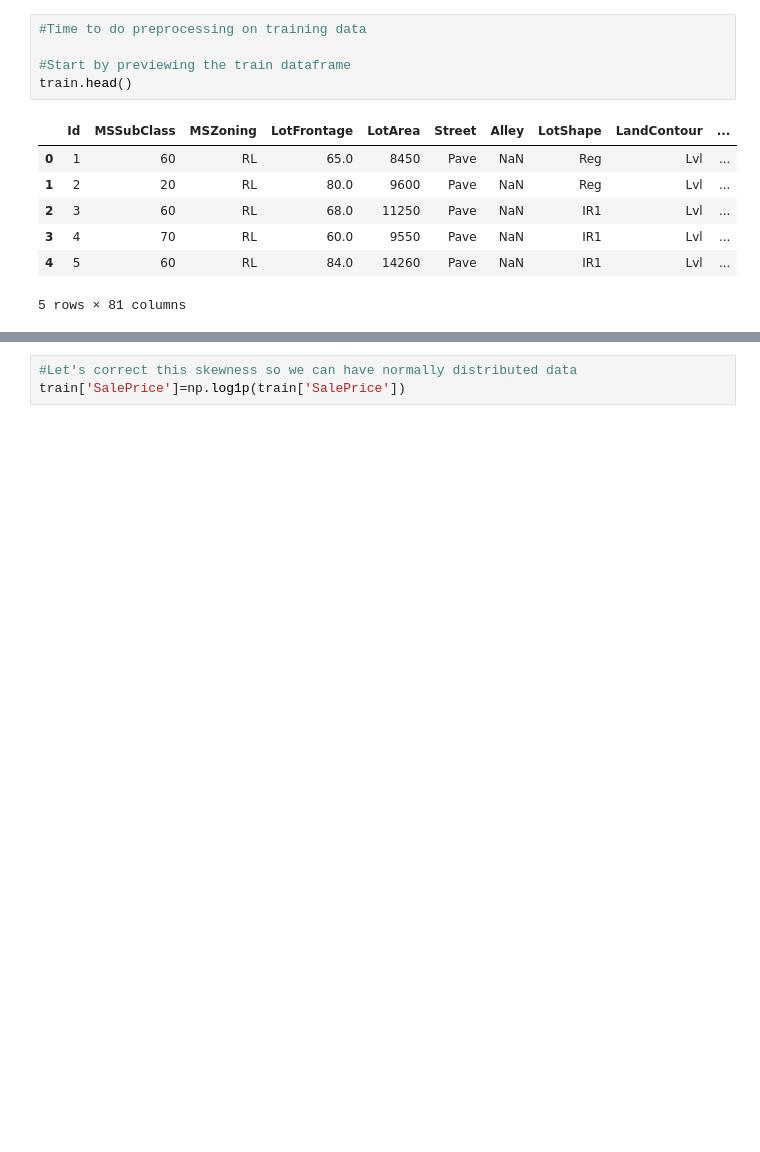
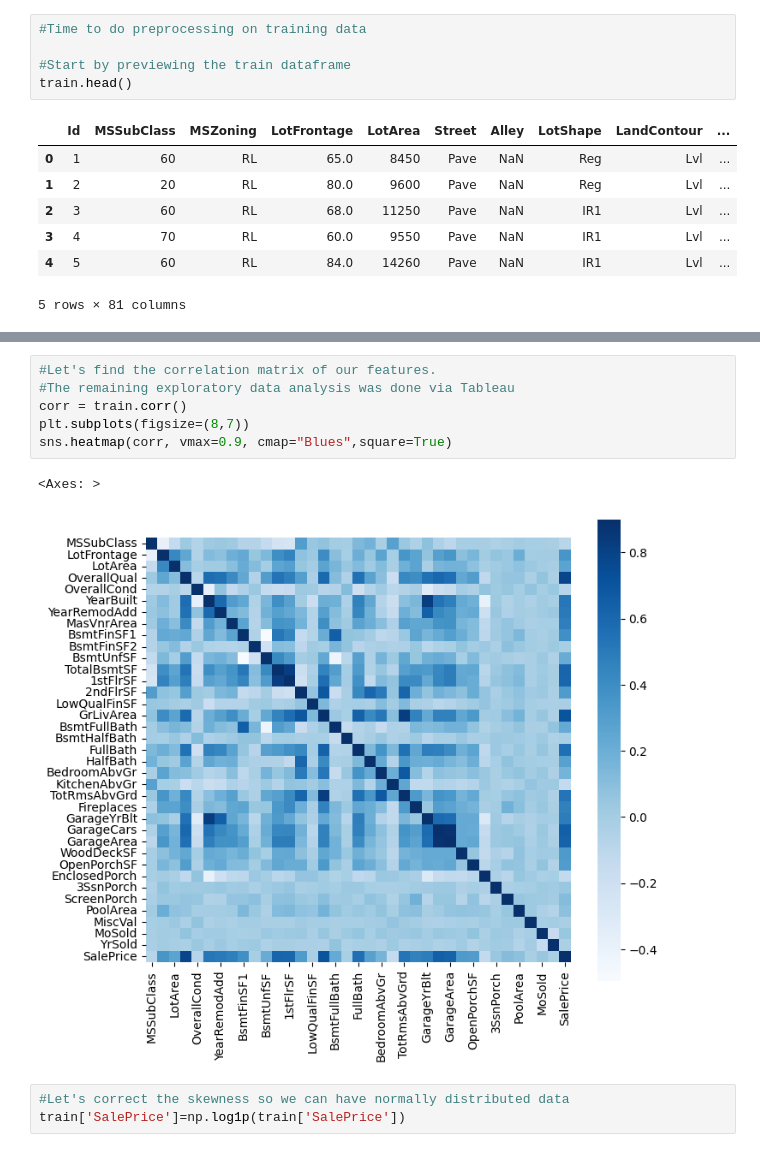
Before and after one commit to tahlberg/AmesHousingMarket-Regression, a Jupyter notebook: AmesHousingMarket.ipynb, the cells around one changed output, grey strips where cells are left out. Cells and saved outputs as stored; diff of their text form; blank space fills up the shorter version.

```diff
--- a/AmesHousingMarket.ipynb
+++ b/AmesHousingMarket.ipynb
@@ -104,4 +124,13 @@ Kurtosis: 6.536282
+# %%
+#Let's find the correlation matrix of our features.
+#The remaining exploratory data analysis was done via Tableau
+corr = train.corr()
+plt.subplots(figsize=(8,7))
+sns.heatmap(corr, vmax=0.9, cmap="Blues",square=True)
+# %% [output]
+<Axes: >
+[figure, added]
 # %%
-#Let's correct this skewness so we can have normally distributed data
+#Let's correct the skewness so we can have normally distributed data
 train['SalePrice']=np.log1p(train['SalePrice'])
 # %%
```
Also changed, not shown: parts of 9 cells of this notebook.
